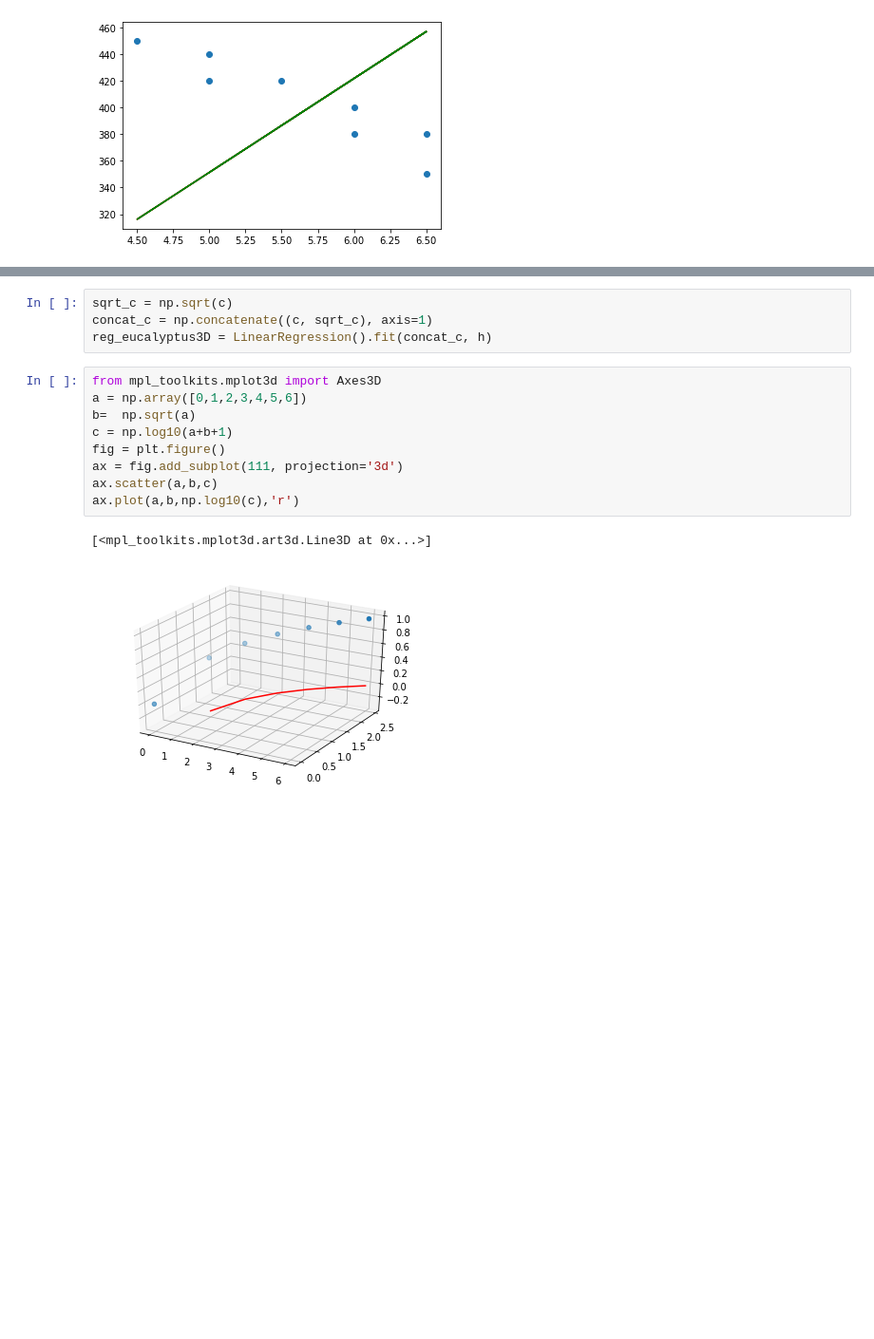
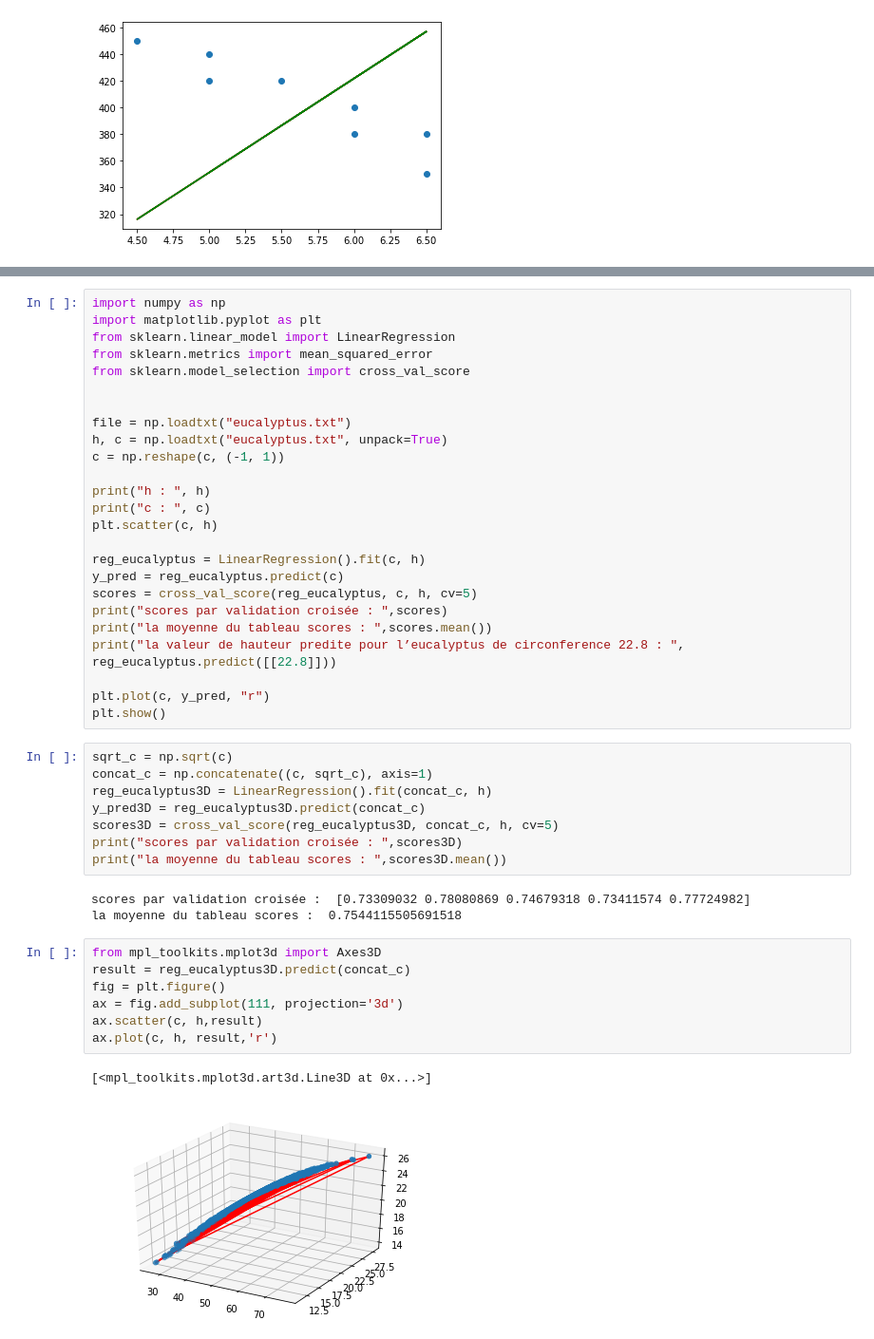
Before and after one commit to yanisamrouche/data_science, a Jupyter notebook: Untitled0.ipynb, the cells around one changed output, grey strips where cells are left out. Shown at 95% size. Cells and saved outputs as stored; diff of their text form; blank space fills up the shorter version.

```diff
--- a/Untitled0.ipynb
+++ b/Untitled0.ipynb
@@ -102,17 +120,47 @@ sqrt_c :  [[6.        ]
 [figure]
+# %%
+import numpy as np
+import matplotlib.pyplot as plt
+from sklearn.linear_model import LinearRegression
+from sklearn.metrics import mean_squared_error
+from sklearn.model_selection import cross_val_score
+
+
+file = np.loadtxt("eucalyptus.txt")
+h, c = np.loadtxt("eucalyptus.txt", unpack=True)
+c = np.reshape(c, (-1, 1))
+
+print("h : ", h)
+print("c : ", c)
+plt.scatter(c, h)
+
+reg_eucalyptus = LinearRegression().fit(c, h)
+y_pred = reg_eucalyptus.predict(c)
+scores = cross_val_score(reg_eucalyptus, c, h, cv=5)
+print("scores par validation croisée : ",scores)
+print("la moyenne du tableau scores : ",scores.mean())
+print("la valeur de hauteur predite pour l’eucalyptus de circonference 22.8 : ", reg_eucalyptus.predict([[22.8]]))
+
+plt.plot(c, y_pred, "r")
+plt.show()
 # %%
 sqrt_c = np.sqrt(c)
 concat_c = np.concatenate((c, sqrt_c), axis=1)
 reg_eucalyptus3D = LinearRegression().fit(concat_c, h)
+y_pred3D = reg_eucalyptus3D.predict(concat_c)
+scores3D = cross_val_score(reg_eucalyptus3D, concat_c, h, cv=5)
+print("scores par validation croisée : ",scores3D)
+print("la moyenne du tableau scores : ",scores3D.mean())
+# %% [output]
+scores par validation croisée :  [0.73309032 0.78080869 0.74679318 0.73411574 0.77724982]
+la moyenne du tableau scores :  0.7544115505691518
 # %%
 from mpl_toolkits.mplot3d import Axes3D
-a = np.array([0,1,2,3,4,5,6])
-b=  np.sqrt(a)
-c = np.log10(a+b+1)
+result = reg_eucalyptus3D.predict(concat_c)
 fig = plt.figure()
 ax = fig.add_subplot(111, projection='3d')
-ax.scatter(a,b,c)
-ax.plot(a,b,np.log10(c),'r')
+ax.scatter(c, h,result)
+ax.plot(c, h, result,'r')
 # %% [output]
 [<mpl_toolkits.mplot3d.art3d.Line3D at 0x...>]
-[figure, old version]
+[figure, new version]
```
Also changed, not shown: parts of 4 cells of this notebook.
